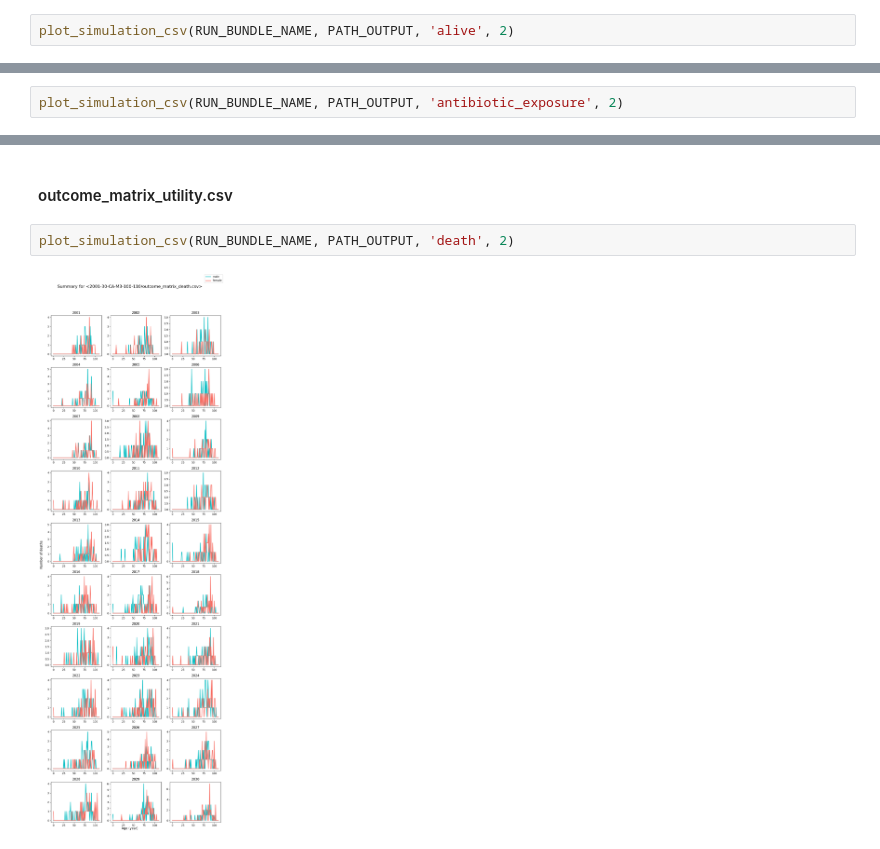
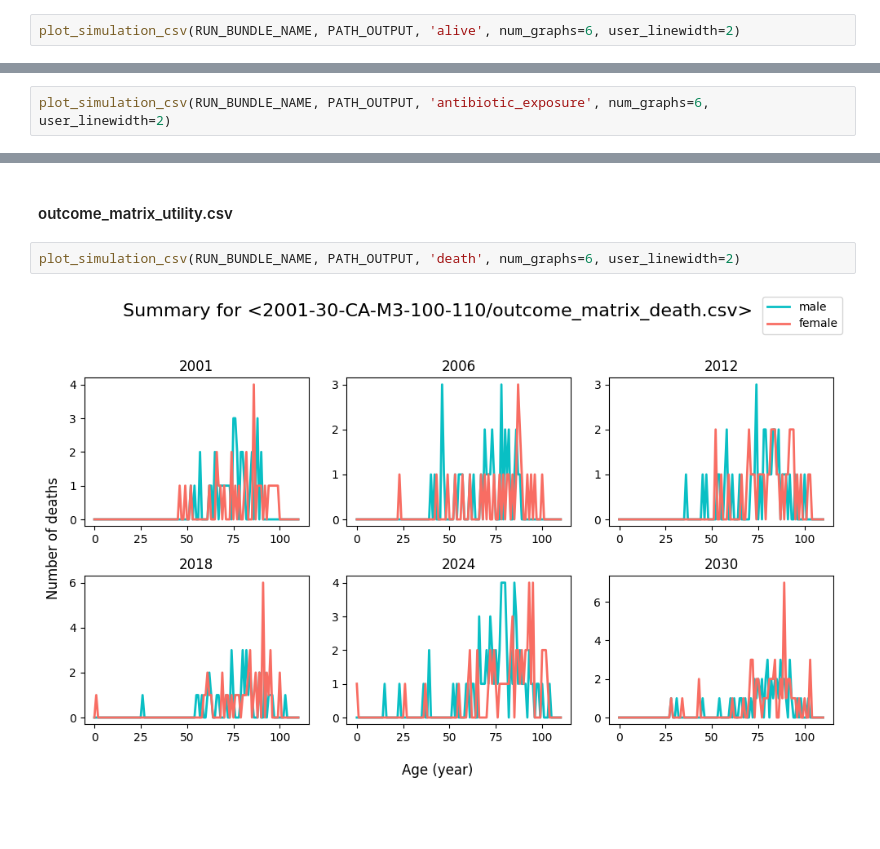
Before and after one commit to resplab/leap, a Jupyter notebook: output_visualizations.ipynb, the cells around one changed output, grey strips where cells are left out. Drawn from its saved outputs; the diff is of its cells as text; blank space fills up the shorter version.

```diff
--- a/output_visualizations.ipynb
+++ b/output_visualizations.ipynb
@@ -205,5 +231,5 @@ def plot_simulation_csv(
 # %% [markdown]
 #### outcome_matrix_alive.csv
 # %%
-plot_simulation_csv(RUN_BUNDLE_NAME, PATH_OUTPUT, 'alive', 2)
+plot_simulation_csv(RUN_BUNDLE_NAME, PATH_OUTPUT, 'alive', num_graphs=6, user_linewidth=2)
 # %% [output]
@@ -211,5 +237,5 @@ plot_simulation_csv(RUN_BUNDLE_NAME, PATH_OUTPUT, 'alive', 2)
 # %% [markdown]
 #### outcome_matrix_antibiotic_exposure.csv
 # %%
-plot_simulation_csv(RUN_BUNDLE_NAME, PATH_OUTPUT, 'antibiotic_exposure', 2)
+plot_simulation_csv(RUN_BUNDLE_NAME, PATH_OUTPUT, 'antibiotic_exposure', num_graphs=6, user_linewidth=2)
 # %% [output]
@@ -217,6 +243,6 @@ plot_simulation_csv(RUN_BUNDLE_NAME, PATH_OUTPUT, 'antibiotic_exposure', 2)
 # %% [markdown]
 #### outcome_matrix_utility.csv
 # %%
-plot_simulation_csv(RUN_BUNDLE_NAME, PATH_OUTPUT, 'death', 2)
+plot_simulation_csv(RUN_BUNDLE_NAME, PATH_OUTPUT, 'death', num_graphs=6, user_linewidth=2)
 # %% [output]
-[figure, old version]
+[figure, new version]
```
Also changed, not shown: parts of 4 cells of this notebook.
